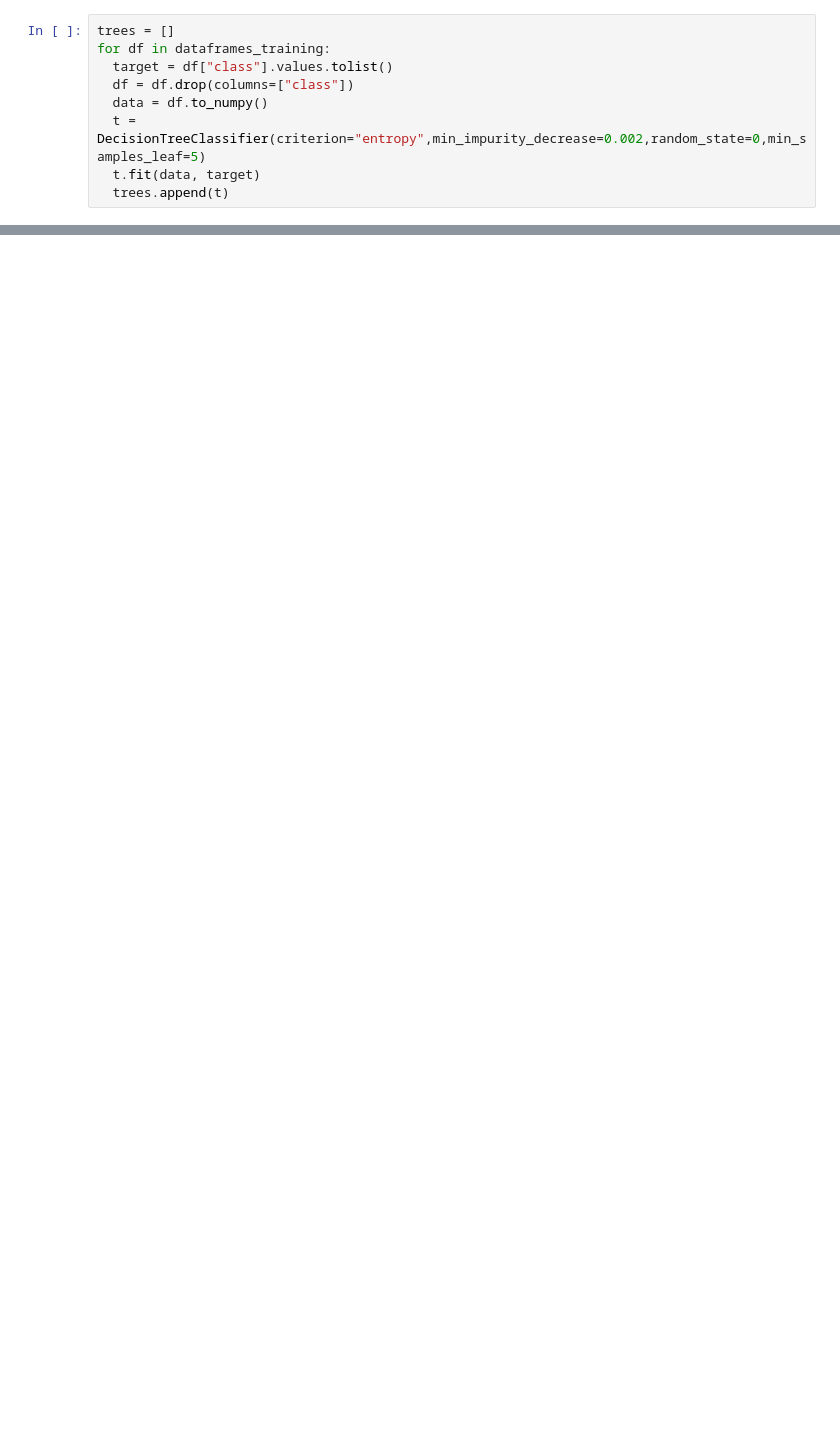
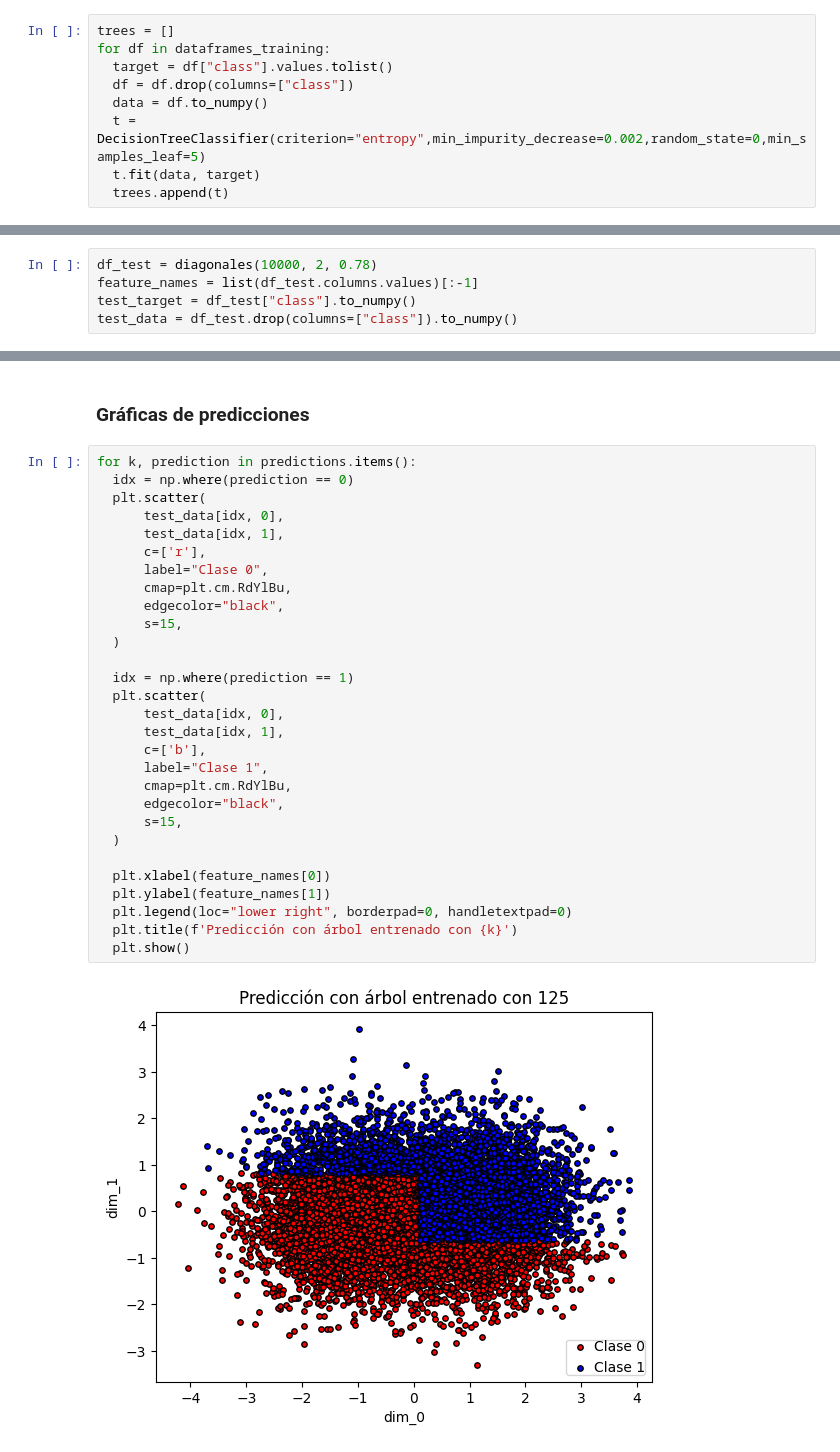
Before and after one commit to LautaroCerruti/ML-IAA-2024, a Jupyter notebook: TP1.ipynb, the cells around one changed output, grey strips where cells are left out. Drawn from its saved outputs; the diff is of its cells as text; blank space fills up the shorter version.

```diff
--- a/TP1.ipynb
+++ b/TP1.ipynb
@@ -192,0 +198,5 @@ Podemos ver que mientras mas puntos tiene el conjunto de entrenamiento mejor es
+# %%
+df_test = diagonales(10000, 2, 0.78)
+feature_names = list(df_test.columns.values)[:-1]
+test_target = df_test["class"].to_numpy()
+test_data = df_test.drop(columns=["class"]).to_numpy()
@@ -192,0 +232,33 @@ Podemos ver que mientras mas puntos tiene el conjunto de entrenamiento mejor es
+# %% [markdown]
+### Gráficas de predicciones
+# %%
+for k, prediction in predictions.items():
+  idx = np.where(prediction == 0)
+  plt.scatter(
+      test_data[idx, 0],
+      test_data[idx, 1],
+      c=['r'],
+      label="Clase 0",
+      cmap=plt.cm.RdYlBu,
+      edgecolor="black",
+      s=15,
+  )
+
+  idx = np.where(prediction == 1)
+  plt.scatter(
+      test_data[idx, 0],
+      test_data[idx, 1],
+      c=['b'],
+      label="Clase 1",
+      cmap=plt.cm.RdYlBu,
+      edgecolor="black",
+      s=15,
+  )
+
+  plt.xlabel(feature_names[0])
+  plt.ylabel(feature_names[1])
+  plt.legend(loc="lower right", borderpad=0, handletextpad=0)
+  plt.title(f'Predicción con árbol entrenado con {k}')
+  plt.show()
+# %% [output]
+[figure, added]
```
Also changed, not shown: parts of 32 cells of this notebook.
